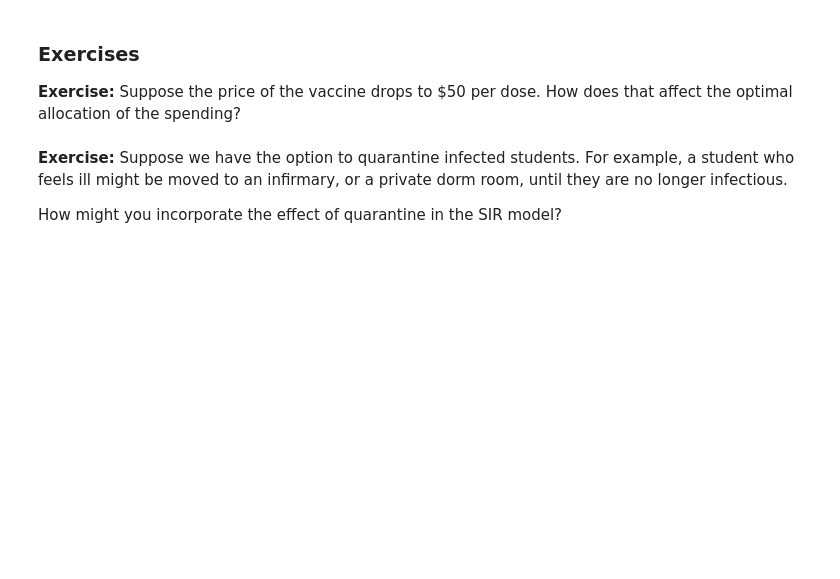
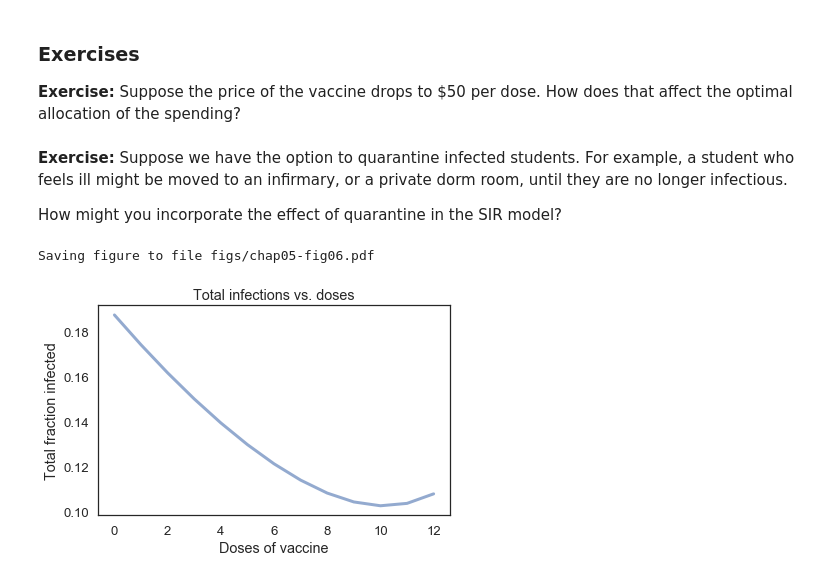
Before and after one commit to sdaitzman/ModSimPy, a Jupyter notebook: code/chap12-mine.ipynb, the cells around one changed output. Saved outputs shown, nothing was run; the diff lists cells and outputs as text; code cells hidden in the pictures; blank space fills up the shorter version.

```diff
--- a/code/chap12-mine.ipynb
+++ b/code/chap12-mine.ipynb
@@ -432,0 +556,16 @@ How might you incorporate the effect of quarantine in the SIR model?
+# %%
+price_per_dose = 50
+
+infected_sweep = sweep_doses(dose_array)
+
+plot(infected_sweep)
+
+decorate(xlabel='Doses of vaccine',
+         ylabel='Total fraction infected',
+         title='Total infections vs. doses',
+         legend=False)
+
+savefig('figs/chap05-fig06.pdf')
+# %% [output]
+Saving figure to file figs/chap05-fig06.pdf
+[figure, added]
```
Also changed, not shown: parts of 18 cells of this notebook, 5 other files.
